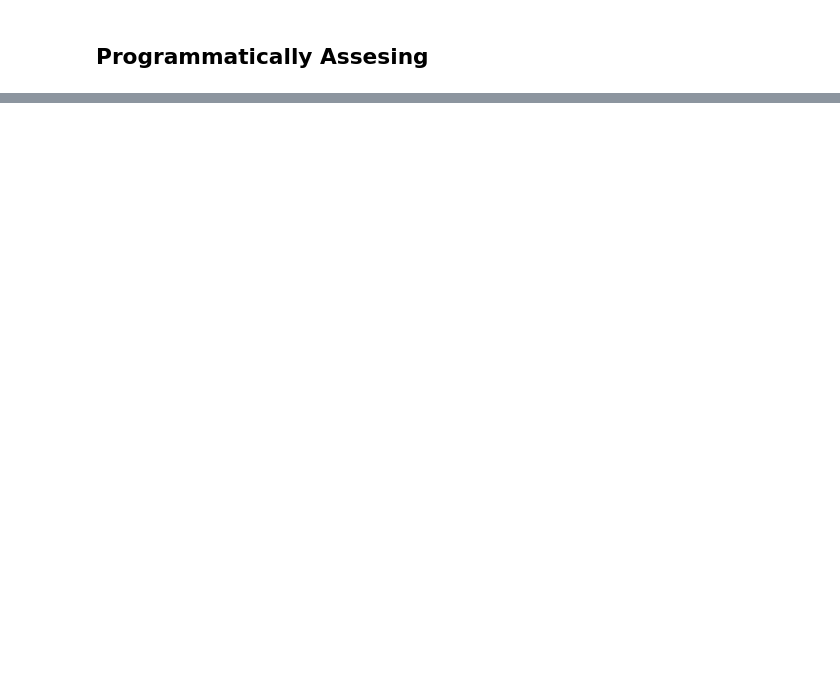
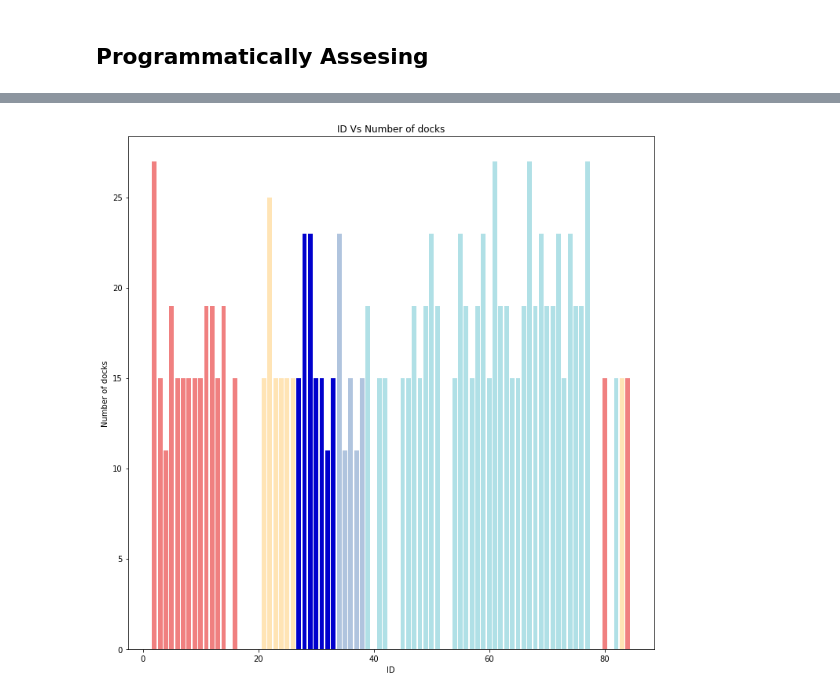
Before and after one commit to Skaraist/DataCamp_Projects, a Jupyter notebook: SF Area bike share/SF Bike Share Analysis.ipynb, the cells around one changed output, grey strips where cells are left out. Cells and saved outputs as stored; diff of their text form; code cells hidden in the pictures; blank space fills up the shorter version.

```diff
--- a/SF Area bike share/SF Bike Share Analysis.ipynb
+++ b/SF Area bike share/SF Bike Share Analysis.ipynb
@@ -788,0 +128,5 @@ plt.legend(labels,loc=3);
+# %%
+#Converting the smallers tables into df
+station_df = pd.read_sql_query('SELECT * FROM station', con)
+trip_df = pd.read_sql_query('SELECT * FROM trip', con)
+weather_df =pd.read_sql_query('SELECT * FROM weather', con)
@@ -788,0 +339,17 @@ plt.legend(labels,loc=3);
+# %%
+#Defining the conditions for the colors
+conditions = [
+    (station_df["city"] == 'San Francisco'),
+    (station_df["city"] == 'San Jose'),
+    (station_df["city"] == 'Redwood City'),
+    (station_df["city"] == 'Mountain View'),
+    (station_df["city"] == 'Palo Alto')
+    ]
+
+values = ['powderblue', 'lightcoral', 'moccasin', 'mediumblue',"lightsteelblue"]
+
+# create a new column and use np.select to assign values to it using our lists as arguments
+station_df['colors'] = np.select(conditions, values)
+
+# display updated DataFrame
+station_df.head()
@@ -788,0 +363,15 @@ plt.legend(labels,loc=3);
+# %%
+#Generating a bar chart for the number of docks
+plt.figure(figsize=(12,12))
+
+c = station_df['colors']
+
+#Creating the chart
+plt.bar(station_df["id"], station_df["dock_count"], color = c)
+
+plt.title('ID Vs Number of docks')
+plt.xlabel('ID')
+plt.ylabel('Number of docks')
+plt.show()
+# %% [output]
+[figure, added]
```
Also changed, not shown: parts of 154 cells of this notebook.
